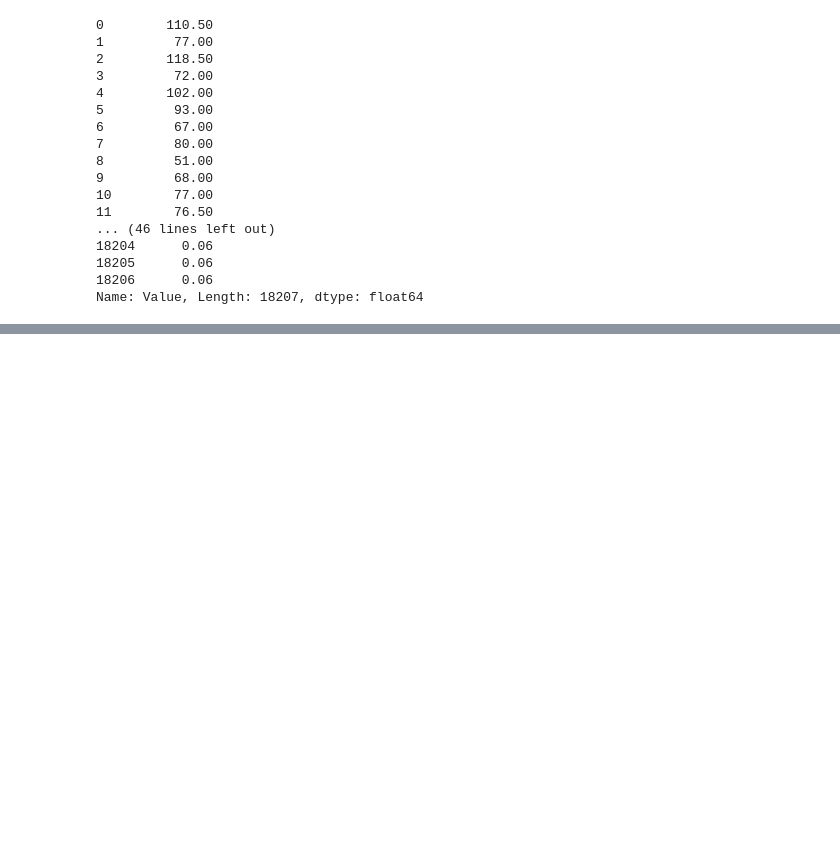
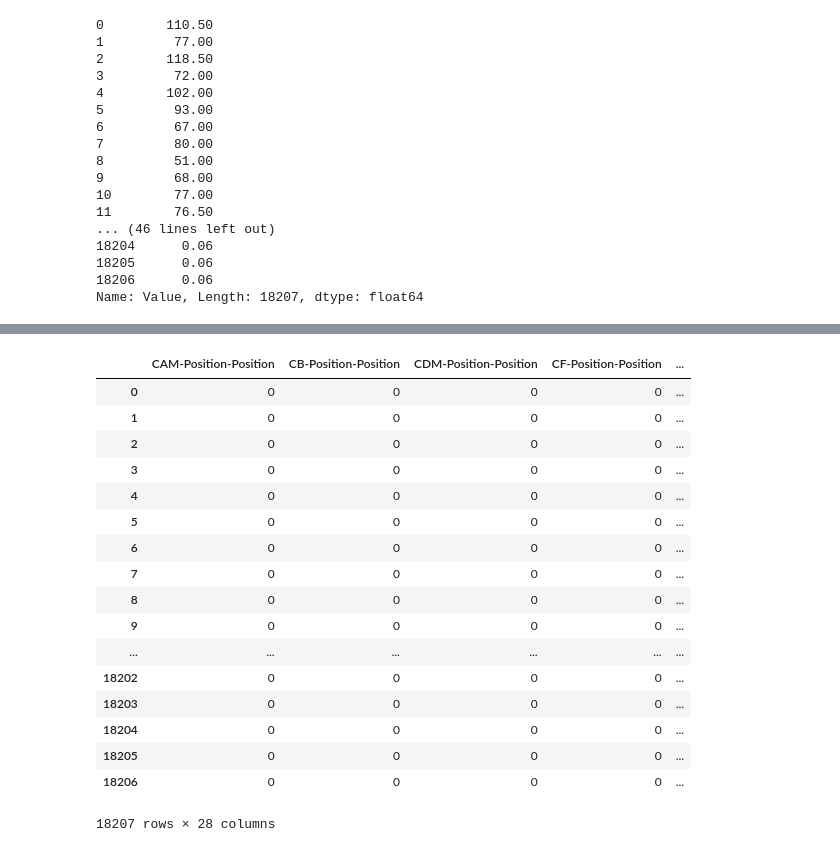
Before and after one commit to NotShivang/fifa-data-analysis, a Jupyter notebook: FIFA-Analysis.ipynb, the cells around one changed output, grey strips where cells are left out. Drawn from its saved outputs; the diff is of its cells as text; code cells hidden in the pictures; blank space fills up the shorter version.

```diff
--- a/FIFA-Analysis.ipynb
+++ b/FIFA-Analysis.ipynb
@@ -82,0 +200,2 @@ fifa.to_csv("fifa_1.csv")
+# %%
+fifa_clean1 = pd.read_csv('new_clean.csv')
@@ -82,0 +222,4 @@ fifa.to_csv("fifa_1.csv")
+# %%
+# fifa clean 2 has no names of player or clubs
+fifa_clean2 = fifa_clean1.copy()
+fifa_clean2 = fifa_clean2.drop(['Name','Club'],axis=1)
@@ -82,0 +248,28 @@ fifa.to_csv("fifa_1.csv")
+# %%
+def appendToPosition(x):
+    x = str(x) + "-Position"
+    return x
+
+fifa_clean2['Position'] = fifa_clean2['Position'].apply(appendToPosition)
+# %%
+position = fifa_clean2['Position'].str.get_dummies()
+position
+# %% [output]
+|  | CAM-Position-Position | CB-Position-Position | CDM-Position-Position | CF-Position-Position | ... |
+| 0 | 0 | 0 | 0 | 0 | ... |
+| 1 | 0 | 0 | 0 | 0 | ... |
+| 2 | 0 | 0 | 0 | 0 | ... |
+| 3 | 0 | 0 | 0 | 0 | ... |
+| 4 | 0 | 0 | 0 | 0 | ... |
+| 5 | 0 | 0 | 0 | 0 | ... |
+| 6 | 0 | 0 | 0 | 0 | ... |
+| 7 | 0 | 0 | 0 | 0 | ... |
+| 8 | 0 | 0 | 0 | 0 | ... |
+| 9 | 0 | 0 | 0 | 0 | ... |
+| ... | ... | ... | ... | ... | ... |
+| 18202 | 0 | 0 | 0 | 0 | ... |
+| 18203 | 0 | 0 | 0 | 0 | ... |
+| 18204 | 0 | 0 | 0 | 0 | ... |
+| 18205 | 0 | 0 | 0 | 0 | ... |
+| 18206 | 0 | 0 | 0 | 0 | ... |
+18207 rows × 28 columns
```
Also changed, not shown: parts of 46 cells of this notebook, 1 other file.
